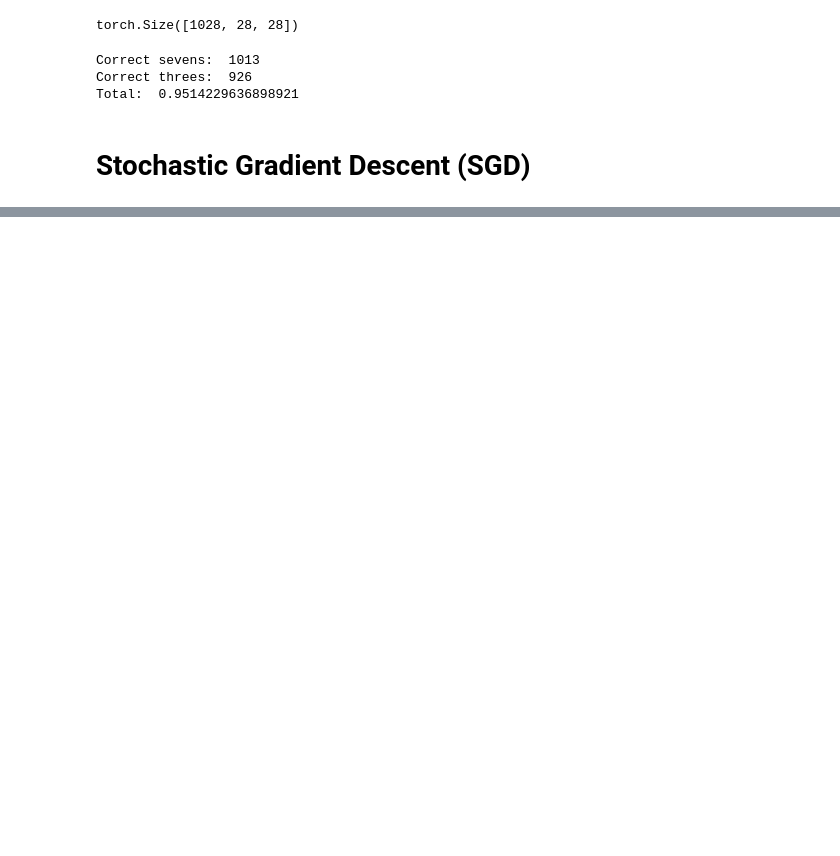
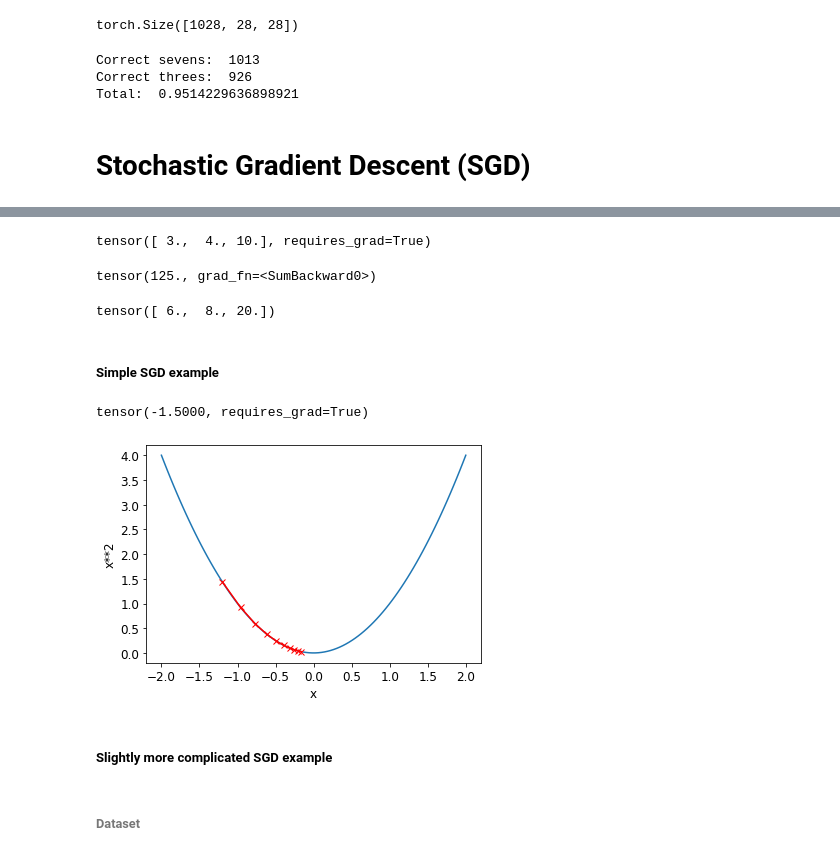
Before and after one commit to omlnaut/fastai, a Jupyter notebook: chapter3_foundations_of_vision.ipynb, the cells around one changed output, grey strips where cells are left out. Drawn from its saved outputs; the diff is of its cells as text; code cells hidden in the pictures; blank space fills up the shorter version.

```diff
--- a/chapter3_foundations_of_vision.ipynb
+++ b/chapter3_foundations_of_vision.ipynb
@@ -145,0 +182,44 @@ Total:  0.9514229636898921
+# %%
+xt = tensor([3., 4., 10.]).requires_grad_()
+xt
+# %% [output]
+tensor([ 3.,  4., 10.], requires_grad=True)
+# %%
+yt = f(xt)
+yt
+# %% [output]
+tensor(125., grad_fn=<SumBackward0>)
+# %%
+yt.backward()
+xt.grad
+# %% [output]
+tensor([ 6.,  8., 20.])
+# %% [markdown]
+##### Simple SGD example
+# %%
+def loss(x):
+    return (x**2)
+
+lr = .1
+xt = tensor(-1.5).requires_grad_()
+xt
+# %% [output]
+tensor(-1.5000, requires_grad=True)
+# %%
+steps = []
+for _ in range(10):
+    xt.grad = None
+    yt = loss(xt)
+    yt.backward()
+    xt.data -= xt.grad*lr
+    steps.append(xt.item())
+steps = tensor(steps)
+# %%
+plot_function(loss, 'x', 'x**2')
+plt.plot(steps, loss(steps), color='red', marker='x');
+# %% [output]
+[figure, added]
+# %% [markdown]
+##### Slightly more complicated SGD example
+# %% [markdown]
+###### Dataset
```
Also changed, not shown: parts of 79 cells of this notebook.
